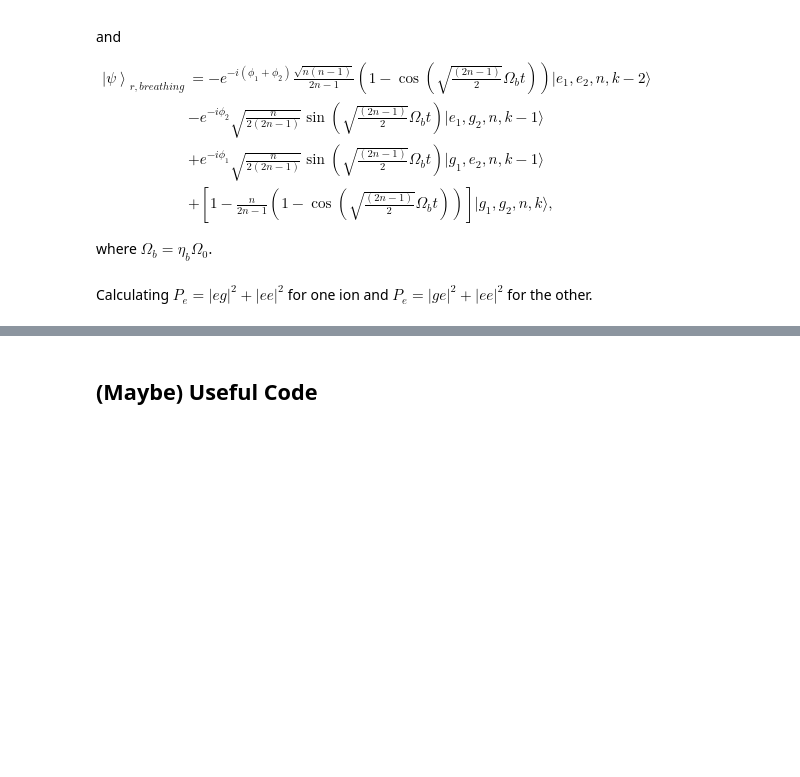
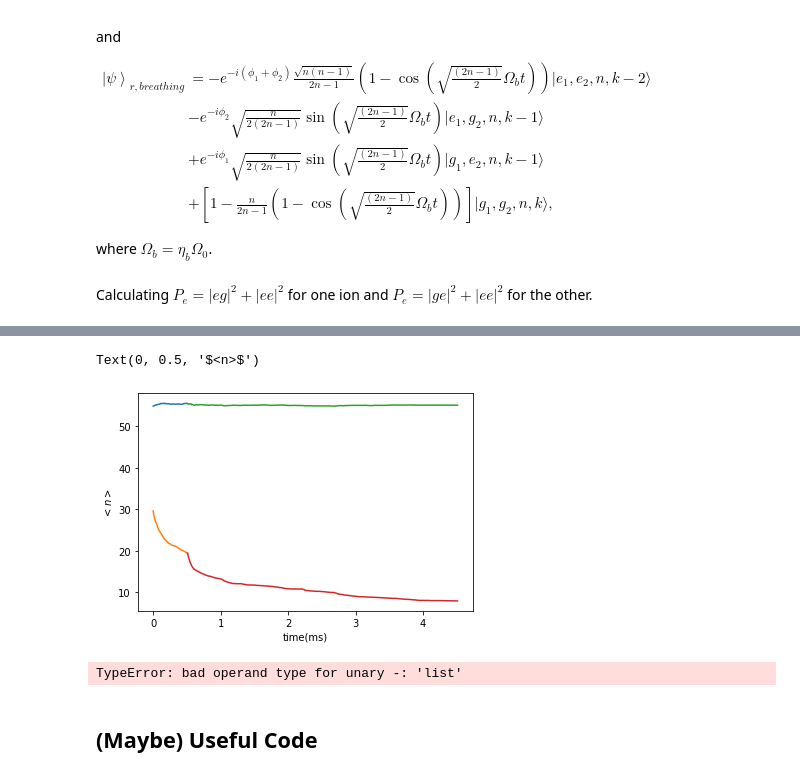
Before and after one commit to xw917/MSci-Project-, a Jupyter notebook: MSci Project - Thompson-1.ipynb, the cells around one changed output, grey strips where cells are left out. Cells and saved outputs as stored; diff of their text form; code cells hidden in the pictures; blank space fills up the shorter version.

```diff
--- a/MSci Project - Thompson-1.ipynb
+++ b/MSci Project - Thompson-1.ipynb
@@ -741,3 +763,28 @@ Calculating $P_{e}=|e g|^{2}+|e e|^{2}$ for one ion and $P_{e}=|g e|^{2}+|e e|^{
+# %%
+laser1 = pulse(N = 50)
+laser2 = pulse(N = 400, sideband = [0, -1])
+t = Trap(Ni = 2, n0 = [50, 50], M = 100, spin_motion = True)
+com, b = t.sideband_cool_sch(laser1)
+com1, b1 = t.sideband_cool_sch(laser2)
+plt.plot(np.arange(51)*1e-2, com, label = 'com')
+plt.plot(np.arange(51)*1e-2, b, label = 'breathing')
+plt.plot(np.arange(51, 50+402)*1e-2, com1, label = 'com')
+plt.plot(np.arange(51, 50+402)*1e-2, b1, label = 'breathing')
+plt.xlabel('time(ms)')
+plt.ylabel('$<n>$')
+#plt.legend()
+# %% [output]
+Text(0, 0.5, '$<n>$')
+[figure, added]
+# %%
+laser = pulse()
+t = Trap(laser, Ni = 2, N = 1000, n0 = [60, 30], M = 1, spin_motion = False)
+com, b = t.sideband_cool_sch(laser)
+plt.plot(np.arange(1000)*1e-2, com, label = 'com')
+plt.plot(np.arange(1000)*1e-2, b, label = 'breathing')
+plt.legend()
+# %% [output]
+TypeError: bad operand type for unary -: 'list'
 # %% [markdown]
 ## (Maybe) Useful Code <a id="code"></a>
 # %%
```
Also changed, not shown: parts of 14 cells of this notebook, 5 other files.
